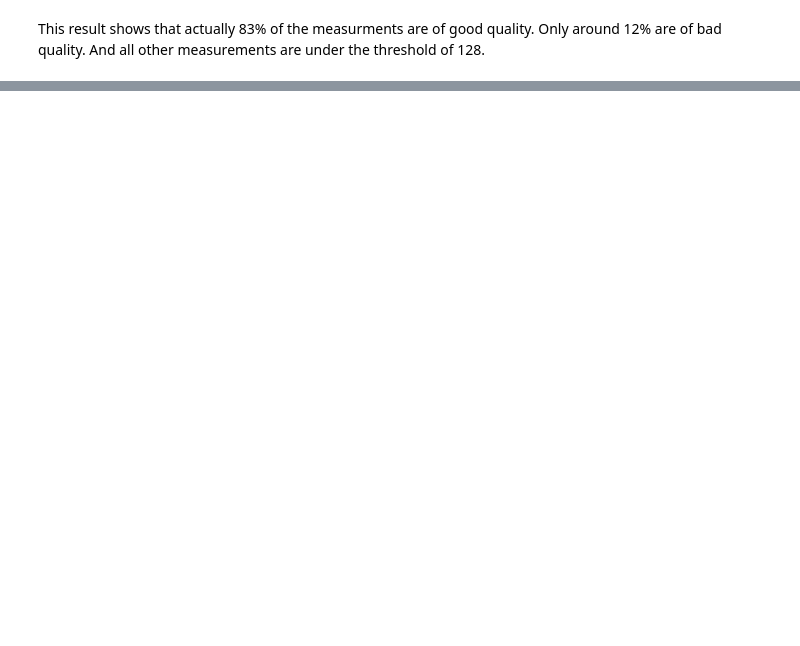
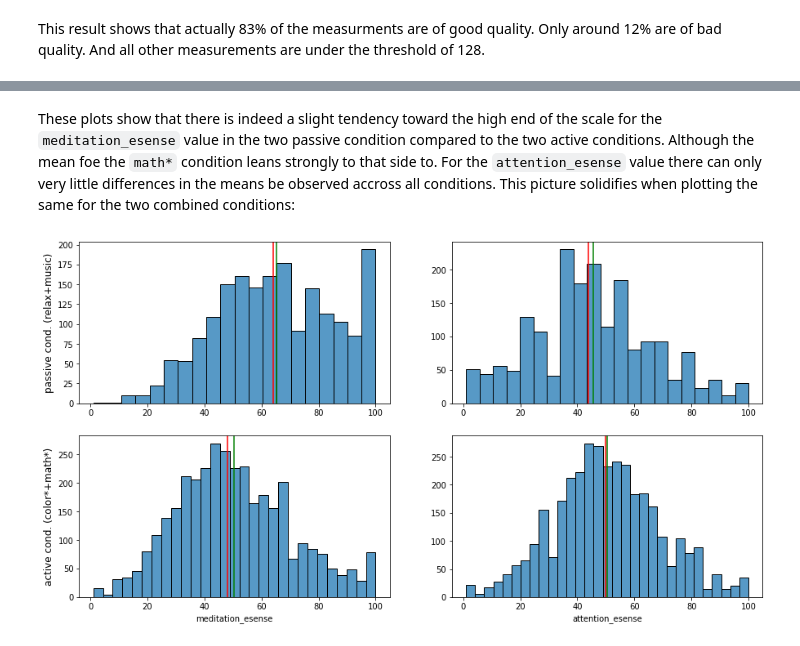
Before and after one commit to bwulff/ac_cc_project, a Jupyter notebook: project.ipynb, the cells around one changed output, grey strips where cells are left out. Saved outputs shown, nothing was run; the diff lists cells and outputs as text; code cells hidden in the pictures; blank space fills up the shorter version.

```diff
--- a/project.ipynb
+++ b/project.ipynb
@@ -167,0 +215,10 @@ task = data[data["label"].str.startswith("colorRound", na=False)]
+# %%
+cond_passive = pd.concat([
+    cond_relax,
+    cond_music
+])
+
+cond_active = relax = pd.concat([
+    cond_task1,
+    cond_task2
+])
@@ -176,0 +336,30 @@ plt.show()
+# %% [markdown]
+These plots show that there is indeed a slight tendency toward the high end of the scale for the `meditation_esense` value in the two passive condition compared to the two active conditions. Although the mean foe the `math*` condition leans strongly to that side to. For the `attention_esense` value there can only very little differences in the means be observed accross all conditions. This picture solidifies when plotting the same for the two combined conditions:
+# %%
+fig, ax = plt.subplots(nrows=2, ncols=2, figsize=(15,8))
+
+sns.histplot(data=cond_passive["meditation_esense"], ax=ax[0,0])
+ax[0,0].axvline(cond_passive["meditation_esense"].mean(), color='green')
+ax[0,0].axvline(cond_passive["meditation_esense"].median(), color='red')
+ax[0,0].set(xlabel=None)
+ax[0,0].set_ylabel("passive cond. (relax+music)", size='large')
+
+sns.histplot(data=cond_passive["attention_esense"], ax=ax[0,1])
+ax[0,1].axvline(cond_passive["attention_esense"].mean(), color='green')
+ax[0,1].axvline(cond_passive["attention_esense"].median(), color='red')
+ax[0,1].set(xlabel=None)
+ax[0,1].set(ylabel=None)
+
+sns.histplot(data=cond_active["meditation_esense"], ax=ax[1,0])
+ax[1,0].axvline(cond_active["meditation_esense"].mean(), color='green')
+ax[1,0].axvline(cond_active["meditation_esense"].median(), color='red')
+ax[1,0].set_ylabel("active cond. (color*+math*)", size='large')
+
+sns.histplot(data=cond_active["attention_esense"], ax=ax[1,1])
+ax[1,1].axvline(cond_active["attention_esense"].mean(), color='green')
+ax[1,1].axvline(cond_active["attention_esense"].median(), color='red')
+ax[1,1].set(ylabel=None)
+
+plt.show()
+# %% [output]
+[figure, added]
```
Also changed, not shown: parts of 91 cells of this notebook.
